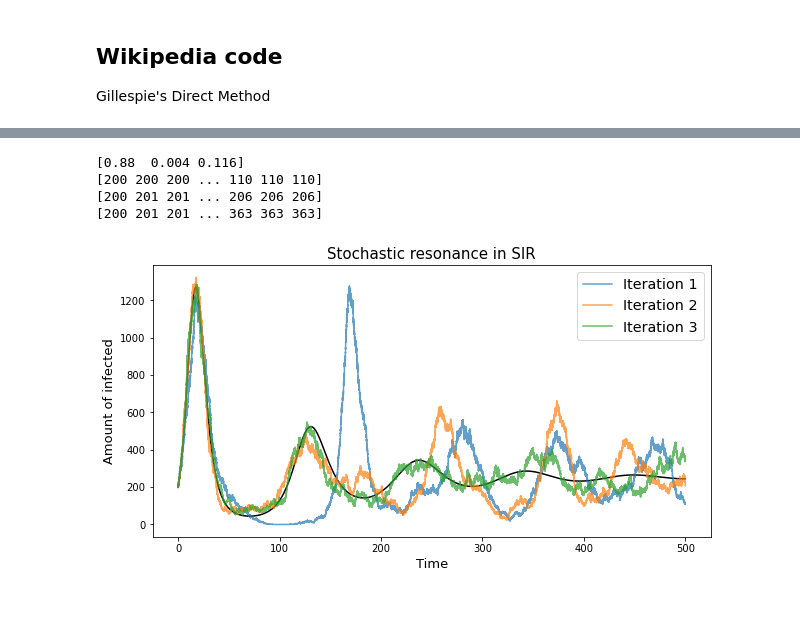
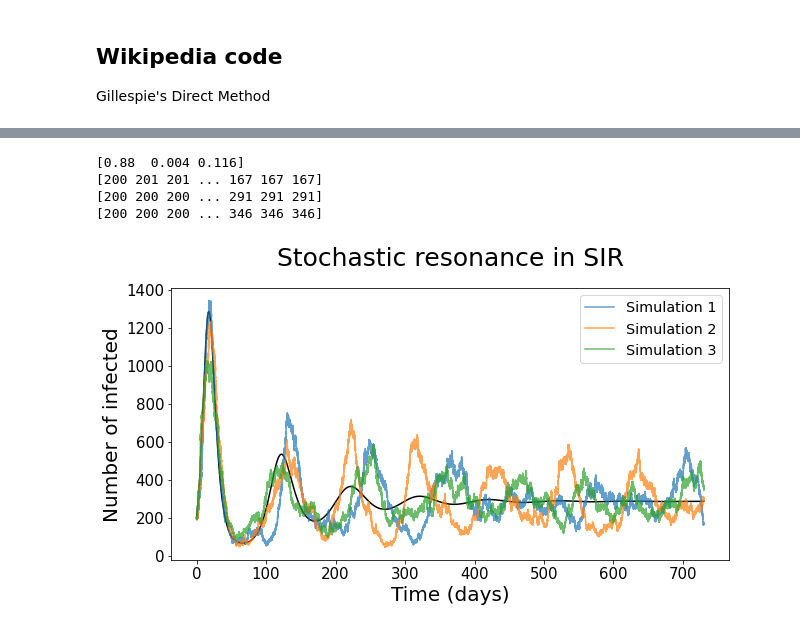
Before and after one commit to Florisdv5/Introcomp_assign2, a Jupyter notebook: Cov+trans+res.ipynb, the cells around one changed output, grey strips where cells are left out. Drawn from its saved outputs; the diff is of its cells as text; code cells hidden in the pictures.

```diff
--- a/Cov+trans+res.ipynb
+++ b/Cov+trans+res.ipynb
@@ -121,7 +117,7 @@ import pylab as pl
 
 beta=0.4
 gamma=0.15
-mu=0.0125
+mu=0.0525
 N0=500
 # delta = math.sqrt(N0)*5.5e-03
 delta = 0.0625*mu*(beta/gamma -1)*math.sqrt(N0)
@@ -191,10 +187,10 @@ tR=np.array(R)[1:,]
 def derivation3(y, t, beta, gamma, m, d):
     S,I,R = y
     dSdt = m-beta * S * I  - m * S
-    dIdt = beta * S * I  - gamma * I - m * I
+    dIdt = beta * S * I  - gamma * I - m * I + d
     dRdt = gamma * I - m * R
     return dSdt, dIdt, dRdt
-time = np.linspace(0,730,1000)
+time = np.linspace(0,730,730)
 d = delta / N0
 print(y)
 SIR = odeint(derivation3, y, time, args = (beta, gamma, mu, d))
@@ -212,13 +208,14 @@ for i in range(3):
     tT=np.array(T)[1:,]
     tI=np.array(I)[1:,]
     print(tI)
-    plt.plot(tT, tI, alpha=0.7, label = ('Iteration %s' %(i+1)))
+    plt.plot(tT, tI, alpha=0.7, label = ('Simulation %s' %(i+1)))
 
-plt.title('Stochastic resonance in SIR', size = 15)
-plt.xlabel ('Time', size = 13)
-plt.ylabel ('Amount of infected', size = 13)
-
+plt.title('Increased transients in SIR', size = 25,y = 1.06)
+plt.xlabel ('Time (days)', size = 20)
+plt.ylabel ('Number of infected', size = 20)
 plt.legend(loc = "upper right", fontsize = "x-large", bbox_to_anchor = (1,1))
+plt.xticks(fontsize= 15)
+plt.yticks(fontsize= 15)
 plt.show()
 # %% [output]
 [350  50 100]
@@ -254,14 +251,14 @@ import pylab as pl
 
 beta=1
 gamma=0.7
-mu=0.0125
+mu=1/70
 N0=50000
 # delta = math.sqrt(N0)*5.5e-03
 delta = 0.0625*mu*(beta/gamma -1)*math.sqrt(N0)
 ### You may want to try with popylation size of 50 (small) to see the events
 ### In this case uncomment the next line
 #N0=50.0
-ND=MaxTime=500
+ND=MaxTime=2*365
 Y0=200
 X0=44000
 # Y0=5
@@ -325,40 +322,42 @@ def Stoch_Iteration(INPUT):
 def derivation3(y, t, beta, gamma, m, d):
     S,I,R = y
     dSdt = m-beta * S * I  - m * S
-    dIdt = beta * S * I  - gamma * I - m * I
+    dIdt = beta * S * I  - gamma * I - m * I + d
     dRdt = gamma * I - m * R
     return dSdt, dIdt, dRdt
-time = np.linspace(0,500,1000)
+time = np.linspace(0,730,1000)
 d = delta / N0
 print(y)
 SIR = odeint(derivation3, y, time, args = (beta, gamma, mu, d))
 Sd,Id,Rd = SIR.T*N0
 #print(Id)
 # print(Sd)
 # print(tS)
 # print(tI)
 fig, (ax) = plt.subplots(1, sharex=True, figsize = (10, 5))
 #ax = fig.add_subplot(111)
 plt.plot(time, Id, color = 'black')
 for i in range(3):
     INPUT = np.array((X0,Y0,Z0))
     [T,S,I,R]=Stoch_Iteration(INPUT)
     tT=np.array(T)[1:,]
     tI=np.array(I)[1:,]
     print(tI)
-    plt.plot(tT, tI, alpha=0.7, label = ('Iteration %s' %(i+1)))
+    plt.plot(tT, tI, alpha=0.7, label = ('Simulation %s' %(i+1)))
 
-plt.title('Stochastic resonance in SIR', size = 15)
-plt.xlabel ('Time', size = 13)
-plt.ylabel ('Amount of infected', size = 13)
+plt.title('Stochastic resonance in SIR', size = 25,y = 1.06)
+plt.xlabel ('Time (days)', size = 20)
+plt.ylabel ('Number of infected', size = 20)
 
 plt.legend(loc = "upper right", fontsize = "x-large", bbox_to_anchor = (1,1))
+plt.xticks(fontsize= 15)
+plt.yticks(fontsize= 15)
 plt.show()
 
 #plt.legend()
 # %% [output]
 [0.88  0.004 0.116]
-[200 200 200 ... 110 110 110]
-[200 201 201 ... 206 206 206]
-[200 201 201 ... 363 363 363]
+[200 201 201 ... 167 167 167]
+[200 200 200 ... 291 291 291]
+[200 200 200 ... 346 346 346]
-[figure, old version]
+[figure, new version]
```
Also changed, not shown: parts of 3 cells of this notebook.
